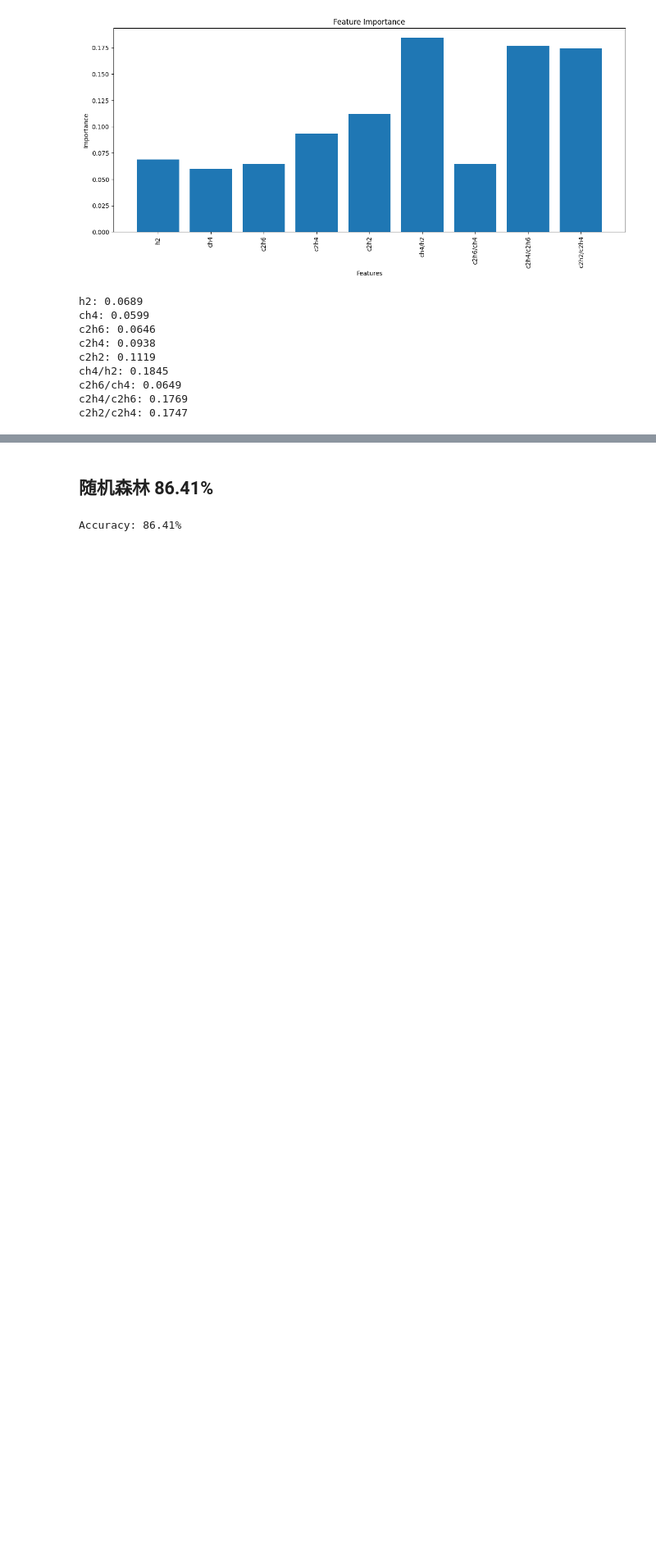
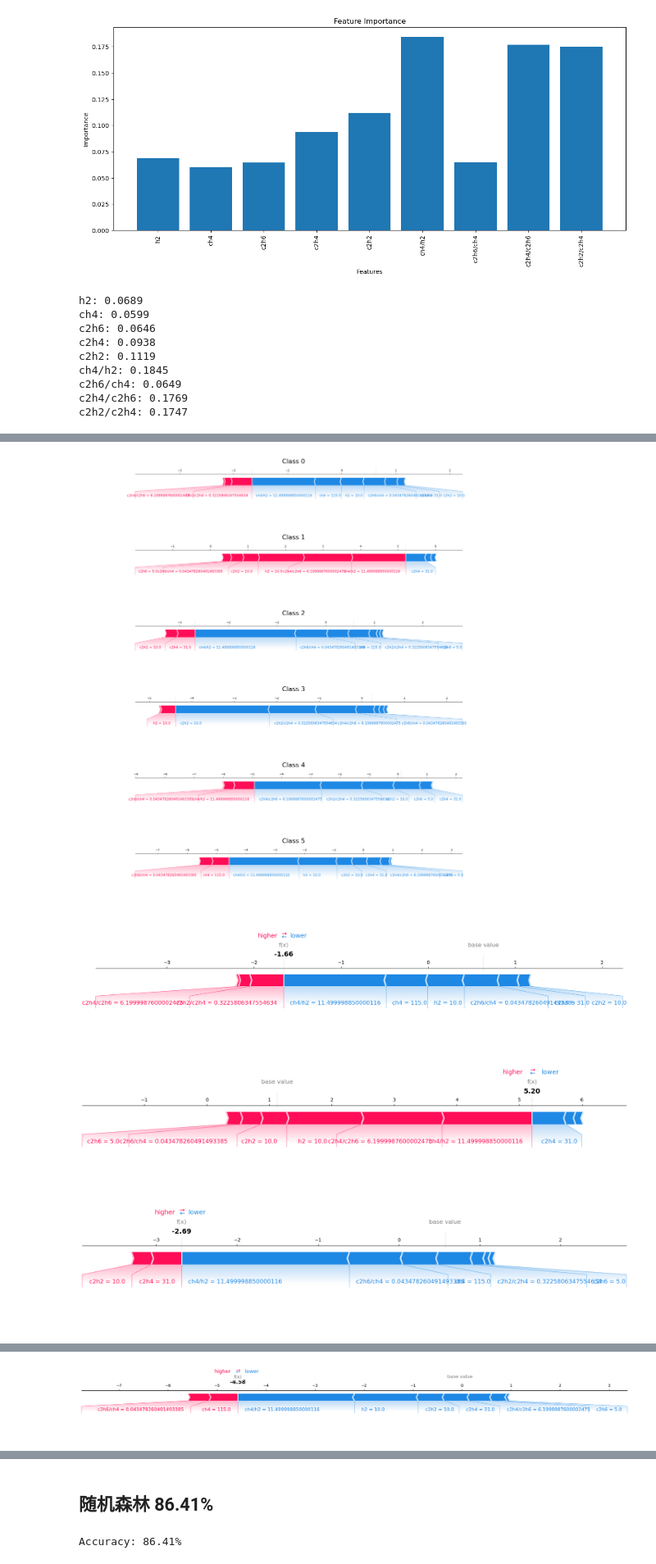
Before and after one commit to Sihan0229/DGA, a Jupyter notebook: Dissolved-Gas-Analysis/dga_mydata.ipynb, the cells around one changed output, grey strips where cells are left out. Shown at 82% size. Cells and saved outputs as stored; diff of their text form; code cells hidden in the pictures; blank space fills up the shorter version.

```diff
--- a/Dissolved-Gas-Analysis/dga_mydata.ipynb
+++ b/Dissolved-Gas-Analysis/dga_mydata.ipynb
@@ -1139,0 +1151,13 @@ c2h4/c2h6: 0.2164
+# %%
+import shap
+import xgboost as xgb
+import pandas as pd
+
+# 假设您的模型是 xgb1，测试集是 X_trinomial_test
+
+# 训练 SHAP 解释器
+explainer = shap.TreeExplainer(xgb1)
+shap_values = explainer.shap_values(X_trinomial_test)
+
+# 打印 shap_values 的形状，以确认维度
+print("shap_values shape:", shap_values.shape)
@@ -1139,0 +1166,33 @@ c2h4/c2h6: 0.2164
+# %%
+import shap
+import matplotlib.pyplot as plt
+
+# 假设您的模型是 xgb1，测试集是 X_trinomial_test，shap_values 已经计算好
+
+# 创建一个 6x1 的子图
+fig, axes = plt.subplots(6, 1, figsize=(20, 15))  # 调整 figsize 以适应您的需求
+
+# 循环绘制 force_plot
+for i in range(6):
+    ax = axes[i]  # 获取当前子图的 Axes 对象
+
+    # 绘制 force_plot，并获取生成的 Figure 对象
+    force_fig = shap.force_plot(explainer.expected_value[i], shap_values[0, :, i], X_trinomial_test.iloc[0], matplotlib=True, show=False)
+
+    # 将 force_plot 的内容复制到子图
+    force_fig.canvas.draw()
+    image = force_fig.canvas.copy_from_bbox(force_fig.bbox)
+    ax.imshow(image)
+    ax.axis('off')  # 关闭子图的坐标轴
+    ax.set_title(f"Class {i}")
+
+# 调整子图布局
+plt.tight_layout()
+
+# 显示图形
+plt.show()
+# %% [output]
+[figure, added]
+[figure, added]
+[figure, added]
+[figure, added]
@@ -1139,0 +1201 @@ c2h4/c2h6: 0.2164
+[figure, added]
```
Also changed, not shown: parts of 9 cells of this notebook.
